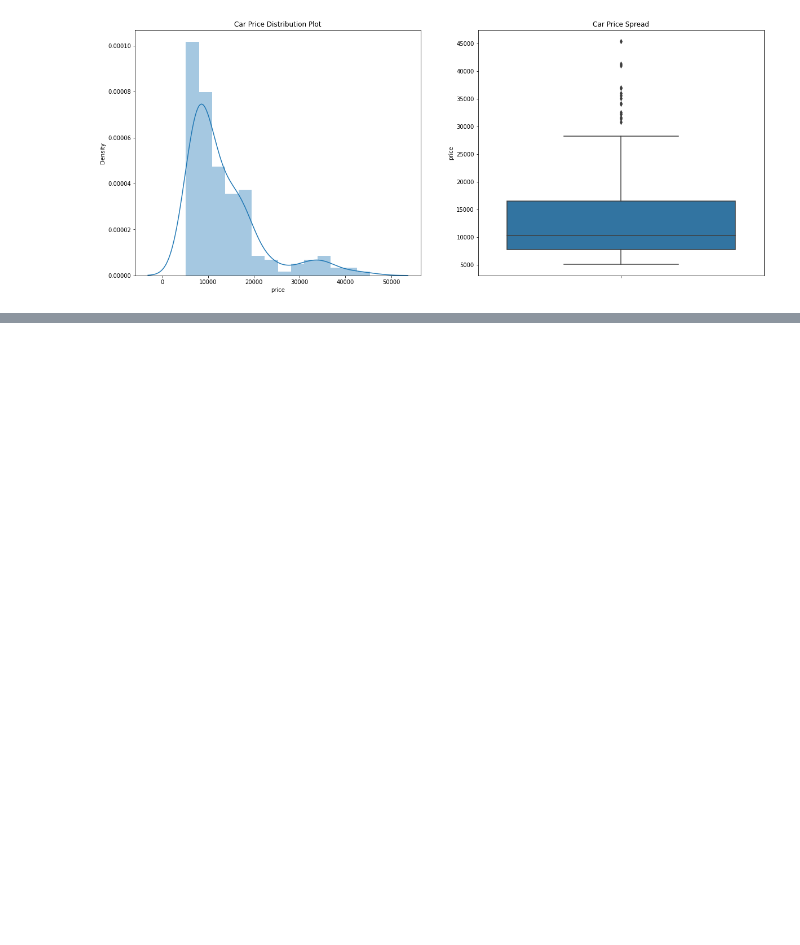
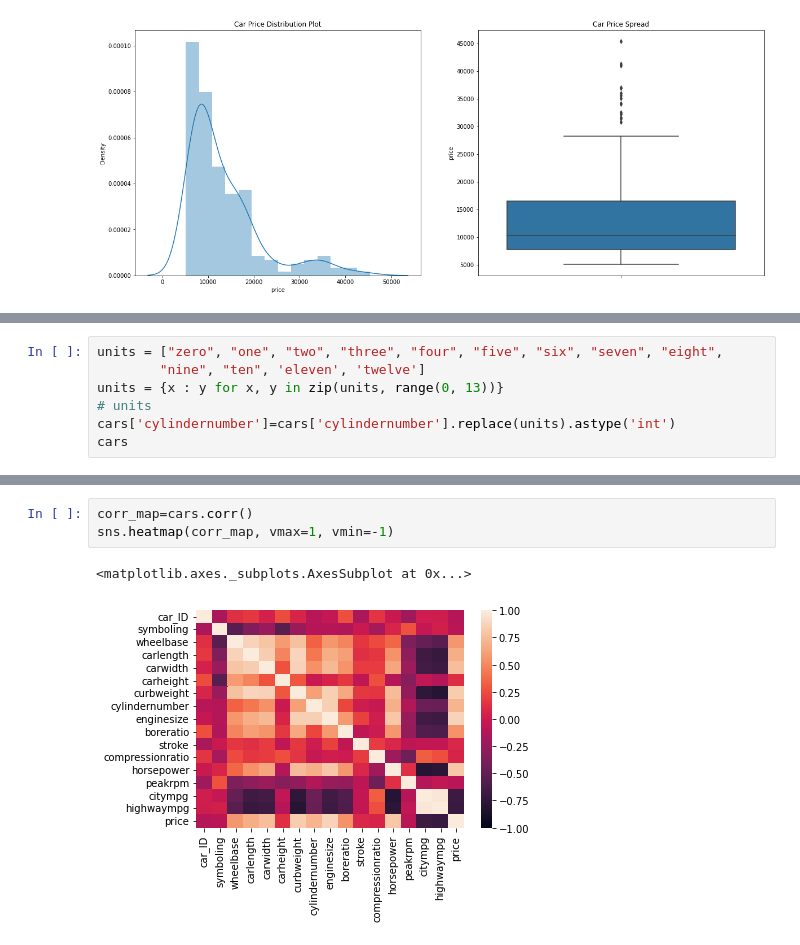
Before and after one commit to Hyprnx/Machine-Learning, a Jupyter notebook: Homeworks/HW_W8.ipynb, the cells around one changed output, grey strips where cells are left out. Drawn from its saved outputs; the diff is of its cells as text; blank space fills up the shorter version.

```diff
--- a/Homeworks/HW_W8.ipynb
+++ b/Homeworks/HW_W8.ipynb
@@ -479,0 +478,7 @@ dct_vct =  DictVectorizer()
+# %%
+units = ["zero", "one", "two", "three", "four", "five", "six", "seven", "eight",
+        "nine", "ten", 'eleven', 'twelve']
+units = {x : y for x, y in zip(units, range(0, 13))}
+# units
+cars['cylindernumber']=cars['cylindernumber'].replace(units).astype('int')
+cars
@@ -479,0 +499,6 @@ dct_vct =  DictVectorizer()
+# %%
+corr_map=cars.corr()
+sns.heatmap(corr_map, vmax=1, vmin=-1)
+# %% [output]
+<matplotlib.axes._subplots.AxesSubplot at 0x...>
+[figure, added]
```
Also changed, not shown: parts of 9 cells of this notebook.
